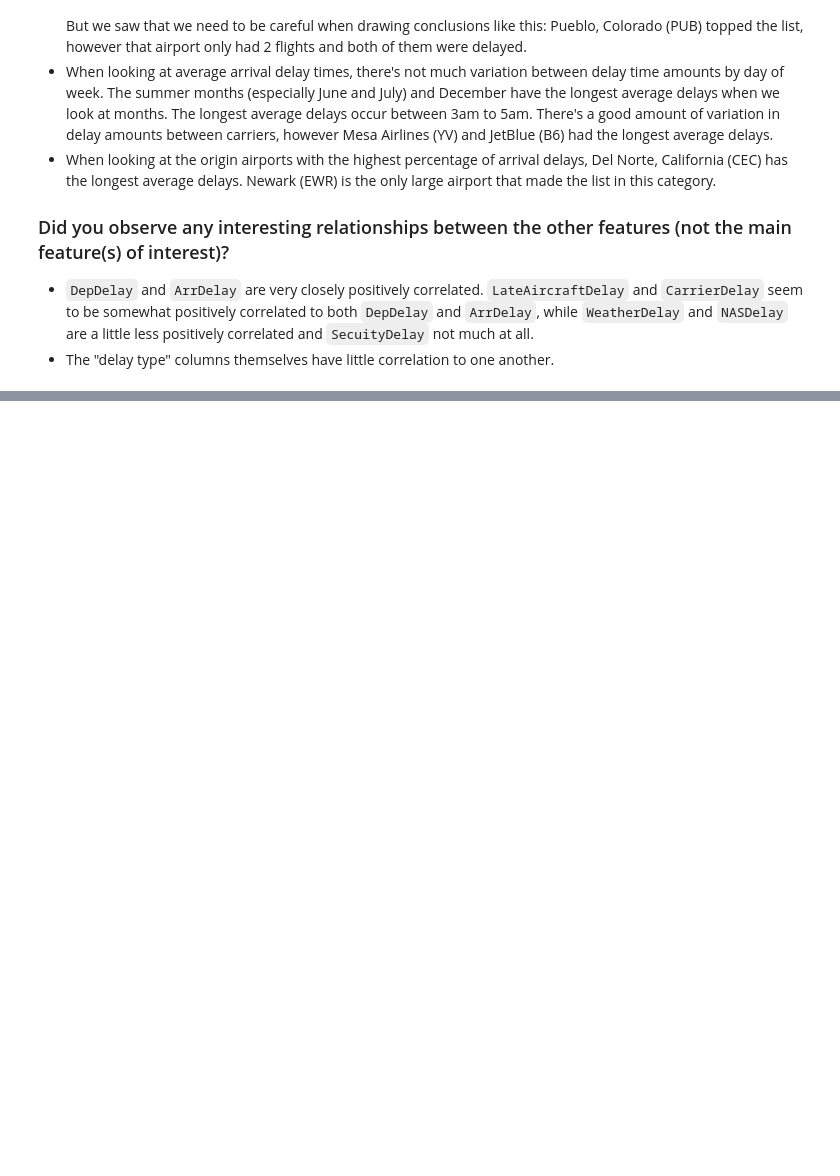
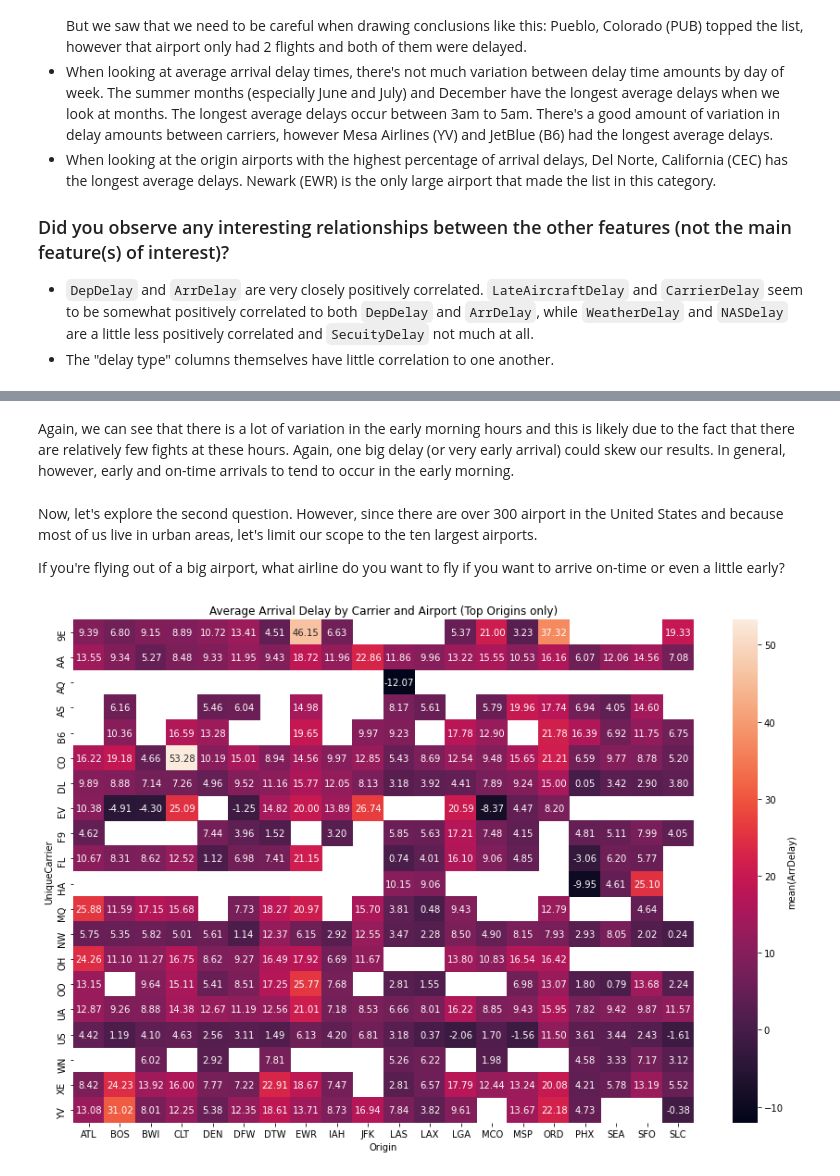
Before and after one commit to maleina/US-Flight-Data, a Jupyter notebook: flight_data_exploration.ipynb, the cells around one changed output, grey strips where cells are left out. Drawn from its saved outputs; the diff is of its cells as text; code cells hidden in the pictures; blank space fills up the shorter version.

```diff
--- a/flight_data_exploration.ipynb
+++ b/flight_data_exploration.ipynb
@@ -1470,0 +1542,23 @@ the quote-formatted guide notes like this one before you finish your report!
+# %% [markdown]
+Again, we can see that there is a lot of variation in the early morning hours and this is likely due to the fact that there are relatively few fights at these hours. Again, one big delay (or very early arrival) could skew our results. In general, however, early and on-time arrivals to tend to occur in the early morning.
+# %% [markdown]
+Now, let's explore the second question. However, since there are over 300 airport in the United States and because most of us live in urban areas, let's limit our scope to the ten largest airports.
+
+If you're flying out of a big airport, what airline do you want to fly if you want to arrive on-time or even a little early?
+# %%
+# Create a subset of flights originating at the top 10 largest airports
+big_origin_flights = df_flights[df_flights['Origin'].isin(top_origins.index)]
+# %%
+# Set figure size
+plt.figure(figsize=(15, 10))
+# Get set of average arrival delay grouped by day and departure time in full set of flights
+cat_means = big_origin_flights.groupby(['Origin', 'UniqueCarrier']).mean()['ArrDelay']
+cat_means = cat_means.reset_index(name = 'ArrDelay_avg')
+cat_means = cat_means.pivot(index = 'UniqueCarrier', columns = 'Origin',
+                            values = 'ArrDelay_avg')
+# Plot the heat map
+sb.heatmap(cat_means, annot = True, fmt = '.2f',
+           cbar_kws = {'label' : 'mean(ArrDelay)'})
+plt.title('Average Arrival Delay by Carrier and Airport (Top Origins only)');
+# %% [output]
+[figure, added]
```
Also changed, not shown: parts of 28 cells of this notebook.
